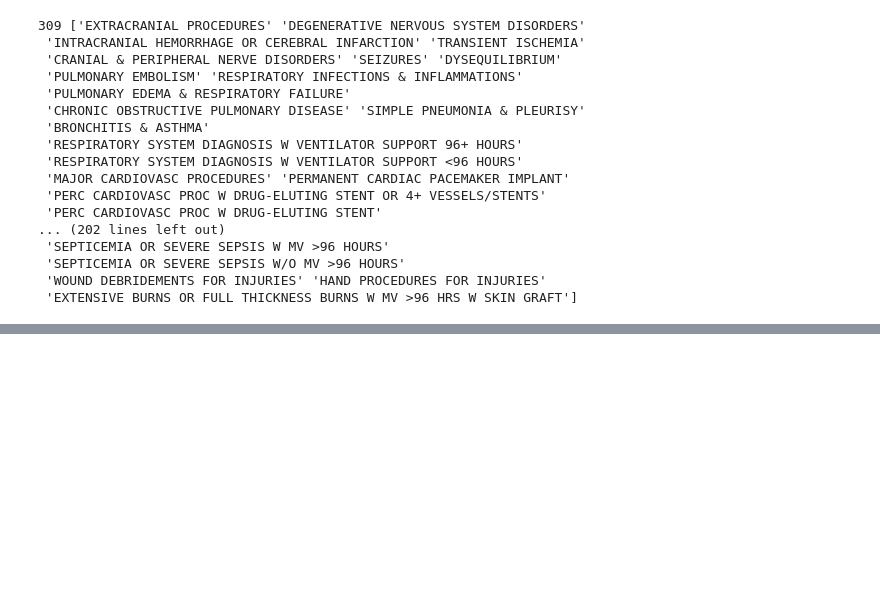
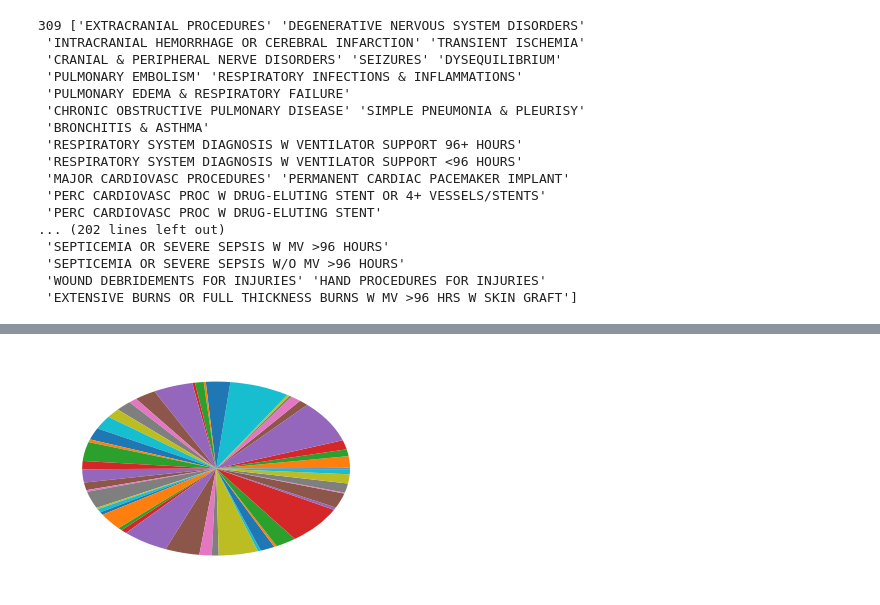
Before and after one commit to connelb/NU-Bootcamp-Project-1, a Jupyter notebook: notebook/data_exploration.ipynb, the cells around one changed output, grey strips where cells are left out. Cells and saved outputs as stored; diff of their text form; code cells hidden in the pictures; blank space fills up the shorter version.

```diff
--- a/notebook/data_exploration.ipynb
+++ b/notebook/data_exploration.ipynb
@@ -58,0 +94,12 @@ print(len(df['mod_DRG Definition'].unique()),df['mod_DRG Definition'].unique())
+# %%
+# df.to_csv('../data/data.csv')
+
+drgs = df.groupby(['mod_DRG Definition','Provider State'])
+drgs['Provider State'].count()
+plt.plot()
+# .sort_values()
+# list(drgs['Provider State'])
+# per_state = drgs.sort_values(df['Total Discharges'])
+
+# per_state['mod_DRG Definition'].head(50)
+# 'Total Discharges', ['Provider State'].head()
@@ -58,0 +124,4 @@ print(len(df['mod_DRG Definition'].unique()),df['mod_DRG Definition'].unique())
+# %%
+plt.pie(drgs);
+# %% [output]
+[figure, added]
```
Also changed, not shown: parts of 5 cells of this notebook, 1 other file.
